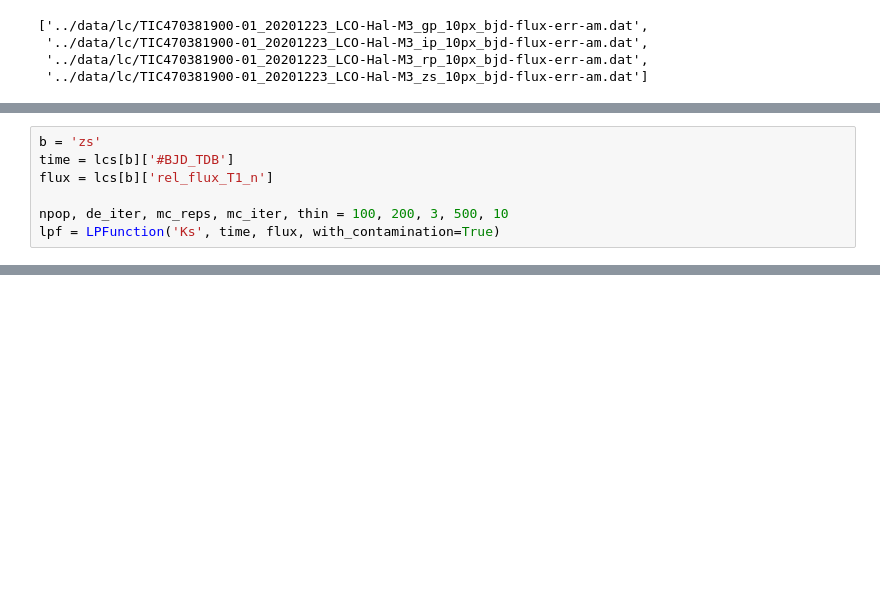
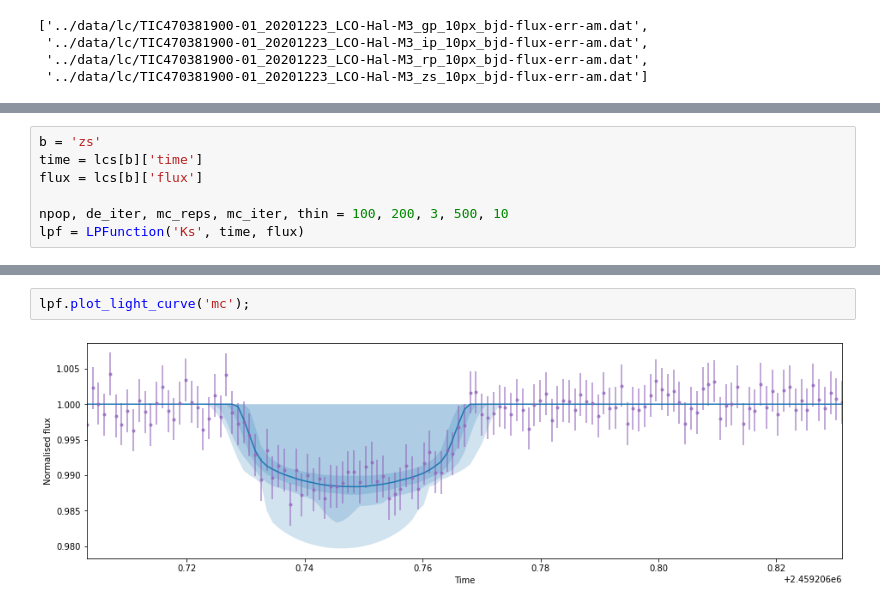
Before and after one commit to jpdeleon/toi1696, a Jupyter notebook: notebooks/contamination.ipynb, the cells around one changed output, grey strips where cells are left out. Drawn from its saved outputs; the diff is of its cells as text; blank space fills up the shorter version.

```diff
--- a/notebooks/contamination.ipynb
+++ b/notebooks/contamination.ipynb
@@ -341,7 +55,0 @@ class LPFunction:
-# %%
-b = 'zs'
-time = lcs[b]['#BJD_TDB']
-flux = lcs[b]['rel_flux_T1_n']
-
-npop, de_iter, mc_reps, mc_iter, thin = 100, 200, 3, 500, 10
-lpf = LPFunction('Ks', time, flux, with_contamination=True)
@@ -356,0 +252,7 @@ lpf.plot_light_curve();
+# %%
+b = 'zs'
+time = lcs[b]['time']
+flux = lcs[b]['flux']
+
+npop, de_iter, mc_reps, mc_iter, thin = 100, 200, 3, 500, 10
+lpf = LPFunction('Ks', time, flux)
@@ -356,0 +274,4 @@ lpf.plot_light_curve();
+# %%
+lpf.plot_light_curve('mc');
+# %% [output]
+[figure, added]
```
Also changed, not shown: parts of 32 cells of this notebook, 18 other files.
